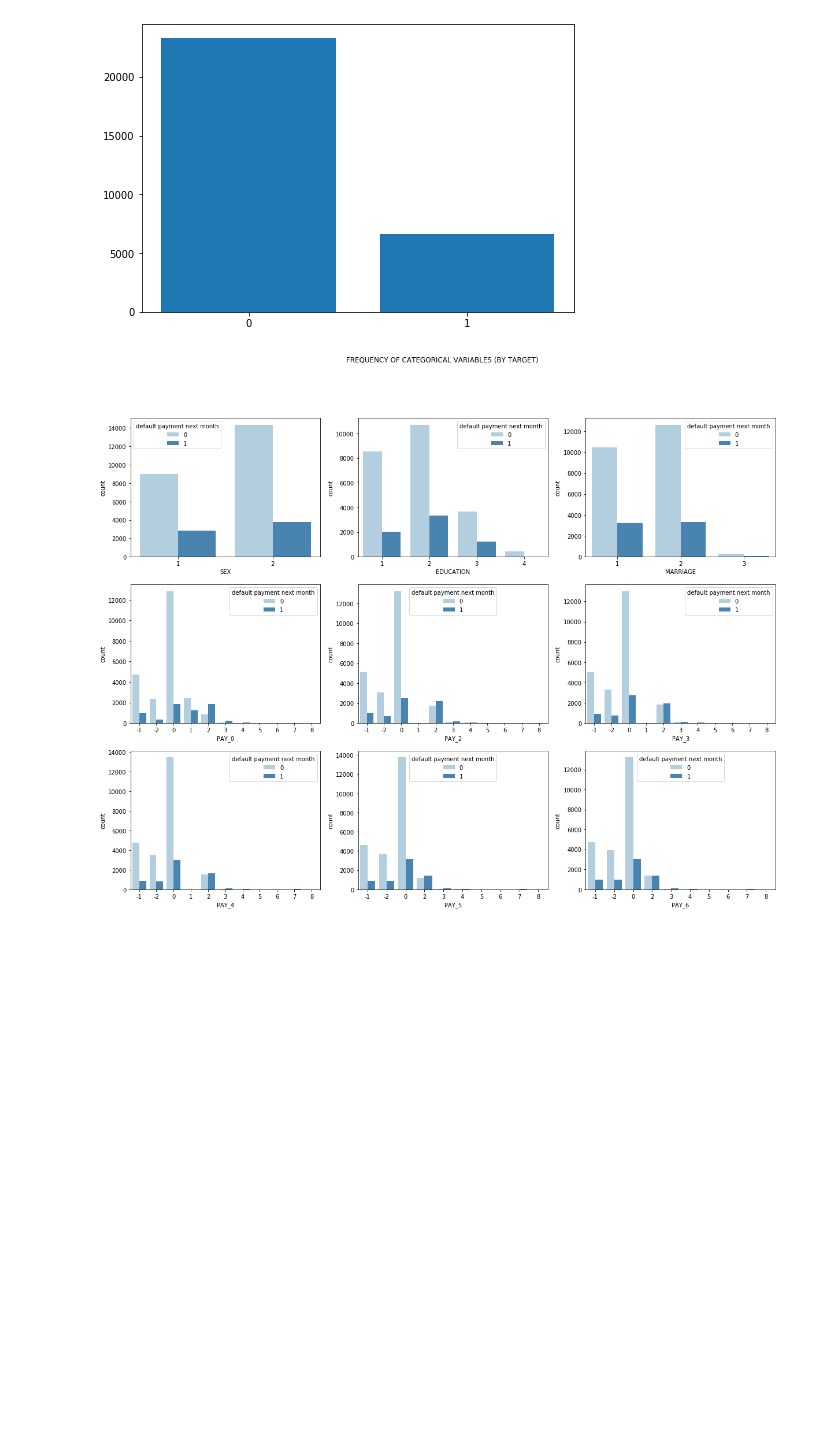
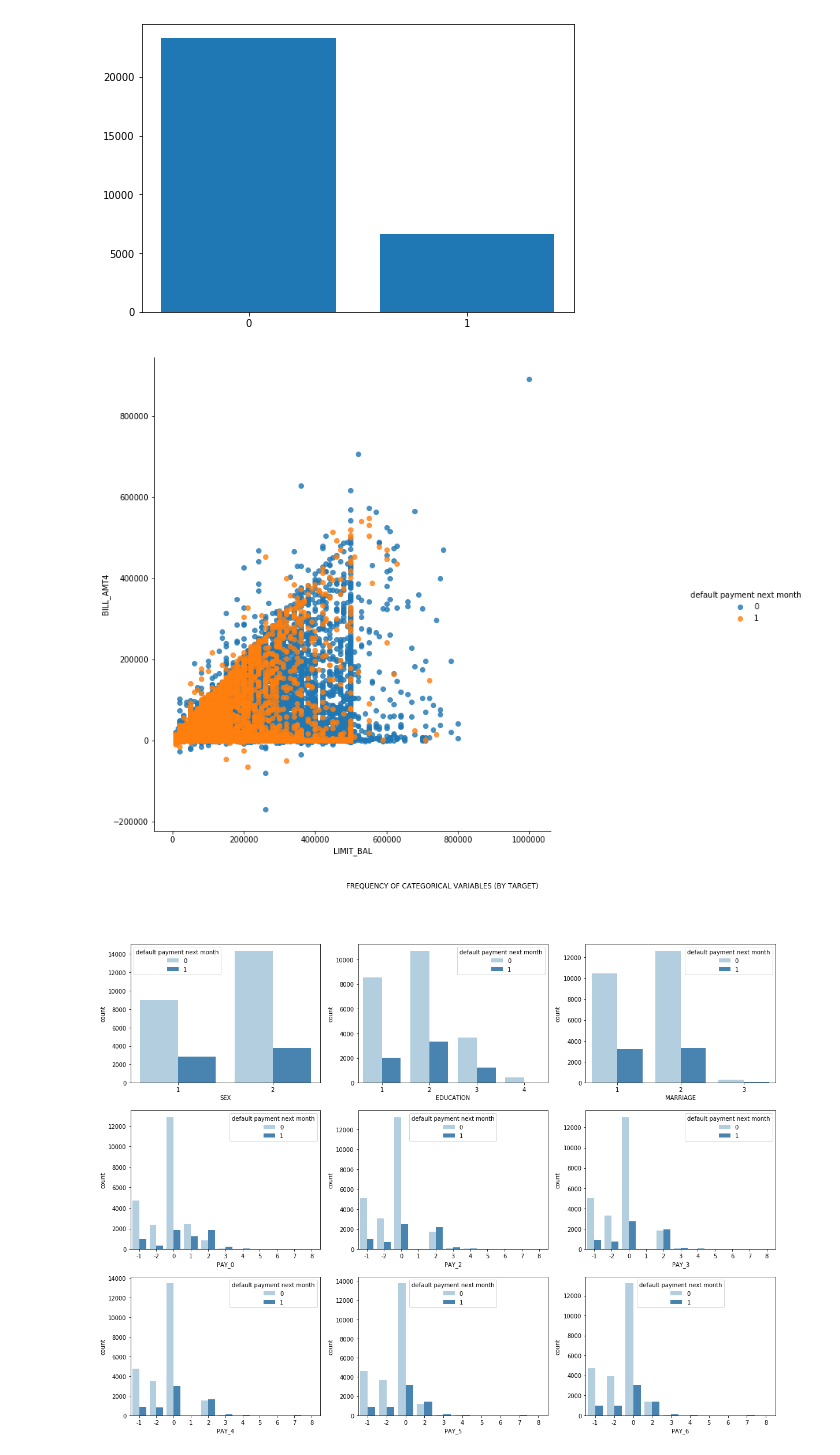
Before and after one commit to mozilla/PRESC, a Jupyter notebook: dev/Soniyanayak51/OutreachyStartupTaskSoniyanayak51.ipynb, the cells around one changed output. Drawn from its saved outputs; the diff is of its cells as text; code cells hidden in the pictures; blank space fills up the shorter version.

Commit message:
Added functions to see scatterplot and explained confusion matrix and kernel method.

```diff
--- a/dev/Soniyanayak51/OutreachyStartupTaskSoniyanayak51.ipynb
+++ b/dev/Soniyanayak51/OutreachyStartupTaskSoniyanayak51.ipynb
@@ -172,6 +172,12 @@ We plot some graphs to see the data distribution
 classificationModelFunctions.plotGrapthForDefaults(y)
 # %% [output]
 [figure]
+# %%
+# graph to see the scatterplot for defaults
+
+classificationModelFunctions.scatterplotForClasses(df)
+# %% [output]
+[figure, added]
 # %%
 # graphs to visualize more attributes
 
```
Also changed, not shown: parts of 4 cells of this notebook, 1 other file.
